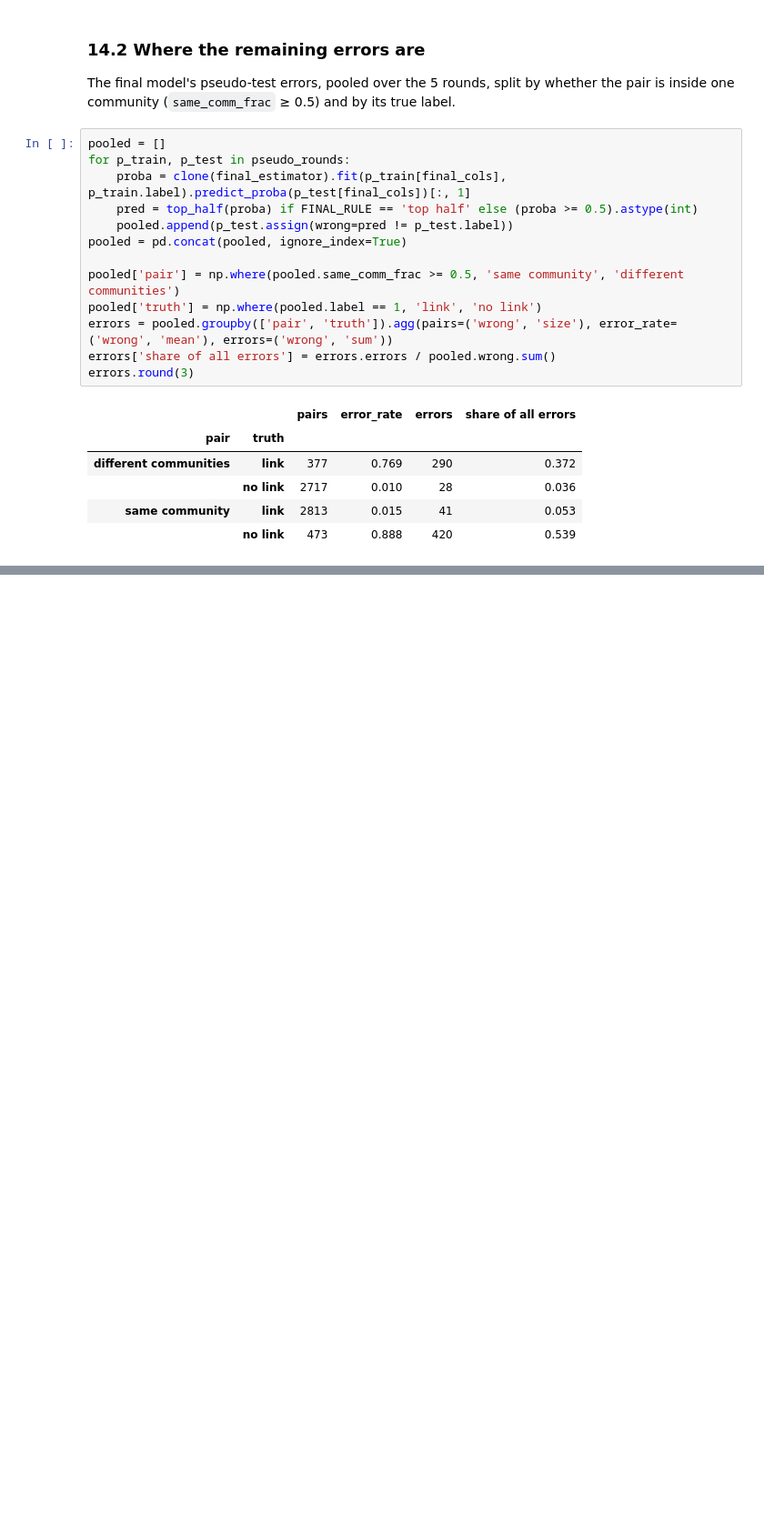
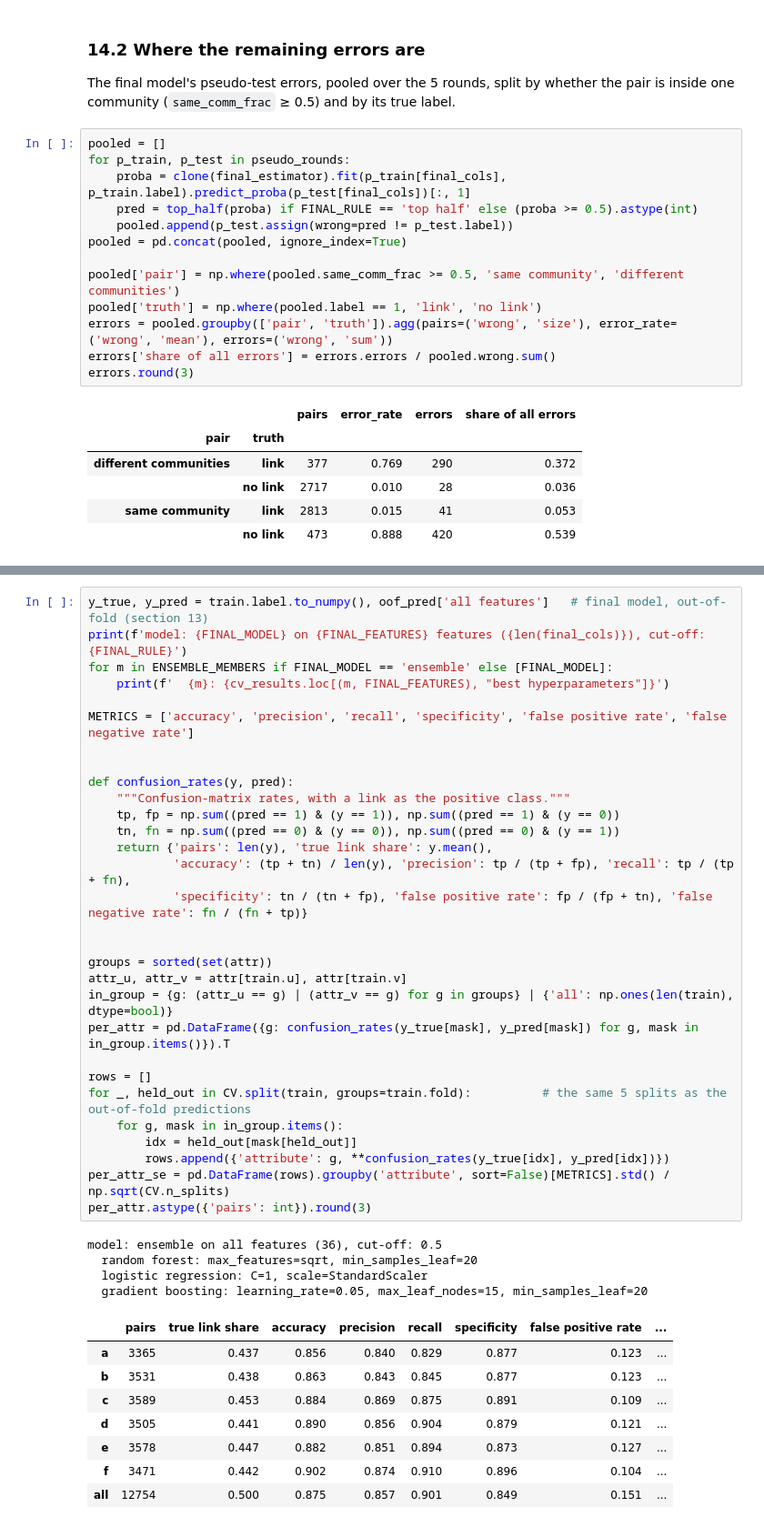
Before and after one commit to geomimo/Link-Prediction, a Jupyter notebook: notebooks/mimo2_feature_engineering.ipynb, the cells around one changed output, grey strips where cells are left out. Shown at 91% size. Saved outputs shown, nothing was run; the diff lists cells and outputs as text; blank space fills up the shorter version.

```diff
--- a/notebooks/mimo2_feature_engineering.ipynb
+++ b/notebooks/mimo2_feature_engineering.ipynb
@@ -1242,0 +1266,43 @@ Numbers are from this run (everything is seeded).
+# %%
+y_true, y_pred = train.label.to_numpy(), oof_pred['all features']   # final model, out-of-fold (section 13)
+print(f'model: {FINAL_MODEL} on {FINAL_FEATURES} features ({len(final_cols)}), cut-off: {FINAL_RULE}')
+for m in ENSEMBLE_MEMBERS if FINAL_MODEL == 'ensemble' else [FINAL_MODEL]:
+    print(f'  {m}: {cv_results.loc[(m, FINAL_FEATURES), "best hyperparameters"]}')
+
+METRICS = ['accuracy', 'precision', 'recall', 'specificity', 'false positive rate', 'false negative rate']
+
+
+def confusion_rates(y, pred):
+    """Confusion-matrix rates, with a link as the positive class."""
+    tp, fp = np.sum((pred == 1) & (y == 1)), np.sum((pred == 1) & (y == 0))
+    tn, fn = np.sum((pred == 0) & (y == 0)), np.sum((pred == 0) & (y == 1))
+    return {'pairs': len(y), 'true link share': y.mean(),
+            'accuracy': (tp + tn) / len(y), 'precision': tp / (tp + fp), 'recall': tp / (tp + fn),
+            'specificity': tn / (tn + fp), 'false positive rate': fp / (fp + tn), 'false negative rate': fn / (fn + tp)}
+
+
+groups = sorted(set(attr))
+attr_u, attr_v = attr[train.u], attr[train.v]
+in_group = {g: (attr_u == g) | (attr_v == g) for g in groups} | {'all': np.ones(len(train), dtype=bool)}
+per_attr = pd.DataFrame({g: confusion_rates(y_true[mask], y_pred[mask]) for g, mask in in_group.items()}).T
+
+rows = []
+for _, held_out in CV.split(train, groups=train.fold):          # the same 5 splits as the out-of-fold predictions
+    for g, mask in in_group.items():
+        idx = held_out[mask[held_out]]
+        rows.append({'attribute': g, **confusion_rates(y_true[idx], y_pred[idx])})
+per_attr_se = pd.DataFrame(rows).groupby('attribute', sort=False)[METRICS].std() / np.sqrt(CV.n_splits)
+per_attr.astype({'pairs': int}).round(3)
+# %% [output]
+model: ensemble on all features (36), cut-off: 0.5
+  random forest: max_features=sqrt, min_samples_leaf=20
+  logistic regression: C=1, scale=StandardScaler
+  gradient boosting: learning_rate=0.05, max_leaf_nodes=15, min_samples_leaf=20
+|  | pairs | true link share | accuracy | precision | recall | specificity | false positive rate | ... |
+| a | 3365 | 0.437 | 0.856 | 0.840 | 0.829 | 0.877 | 0.123 | ... |
+| b | 3531 | 0.438 | 0.863 | 0.843 | 0.845 | 0.877 | 0.123 | ... |
+| c | 3589 | 0.453 | 0.884 | 0.869 | 0.875 | 0.891 | 0.109 | ... |
+| d | 3505 | 0.441 | 0.890 | 0.856 | 0.904 | 0.879 | 0.121 | ... |
+| e | 3578 | 0.447 | 0.882 | 0.851 | 0.894 | 0.873 | 0.127 | ... |
+| f | 3471 | 0.442 | 0.902 | 0.874 | 0.910 | 0.896 | 0.104 | ... |
+| all | 12754 | 0.500 | 0.875 | 0.857 | 0.901 | 0.849 | 0.151 | ... |
```
Also changed, not shown: parts of 9 cells of this notebook.
